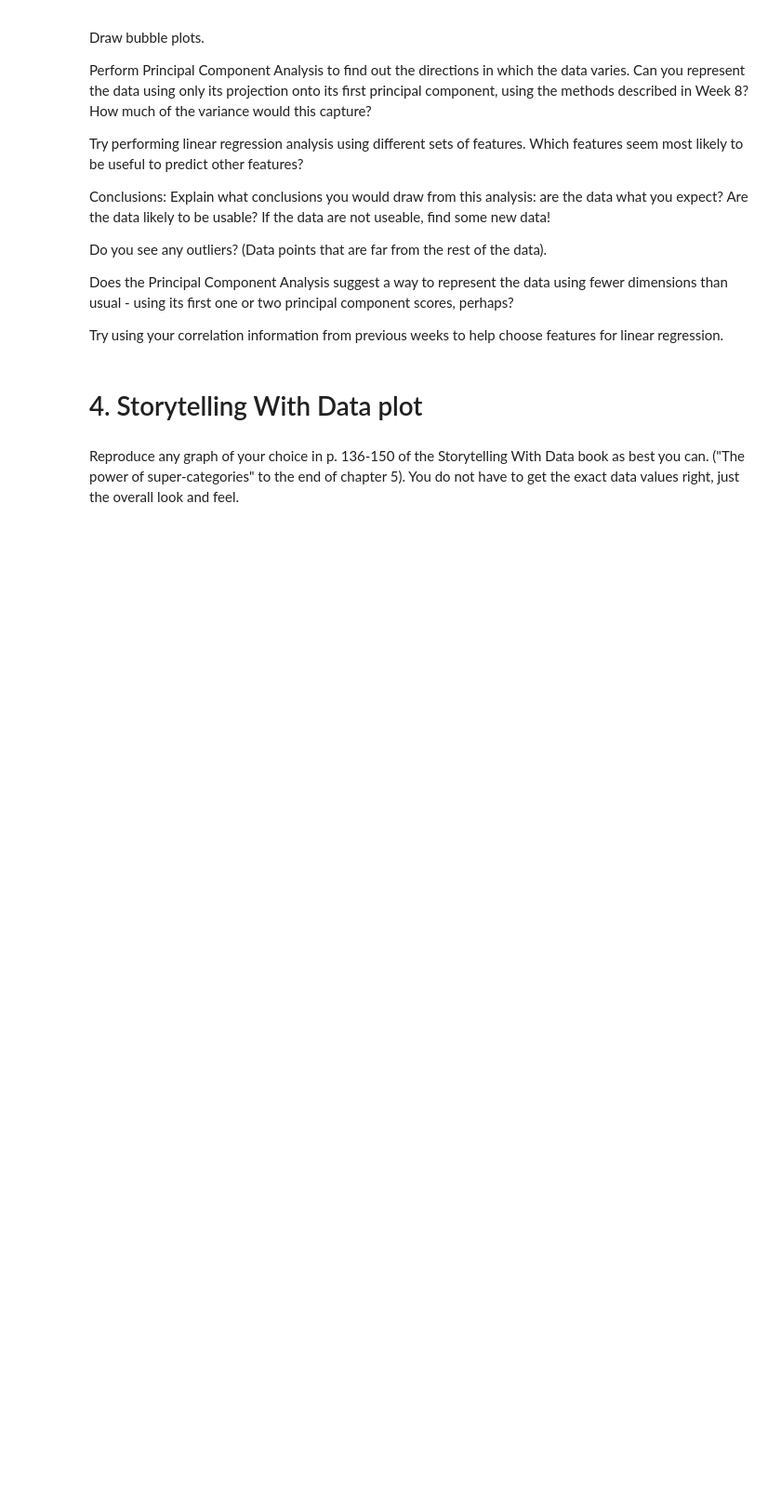
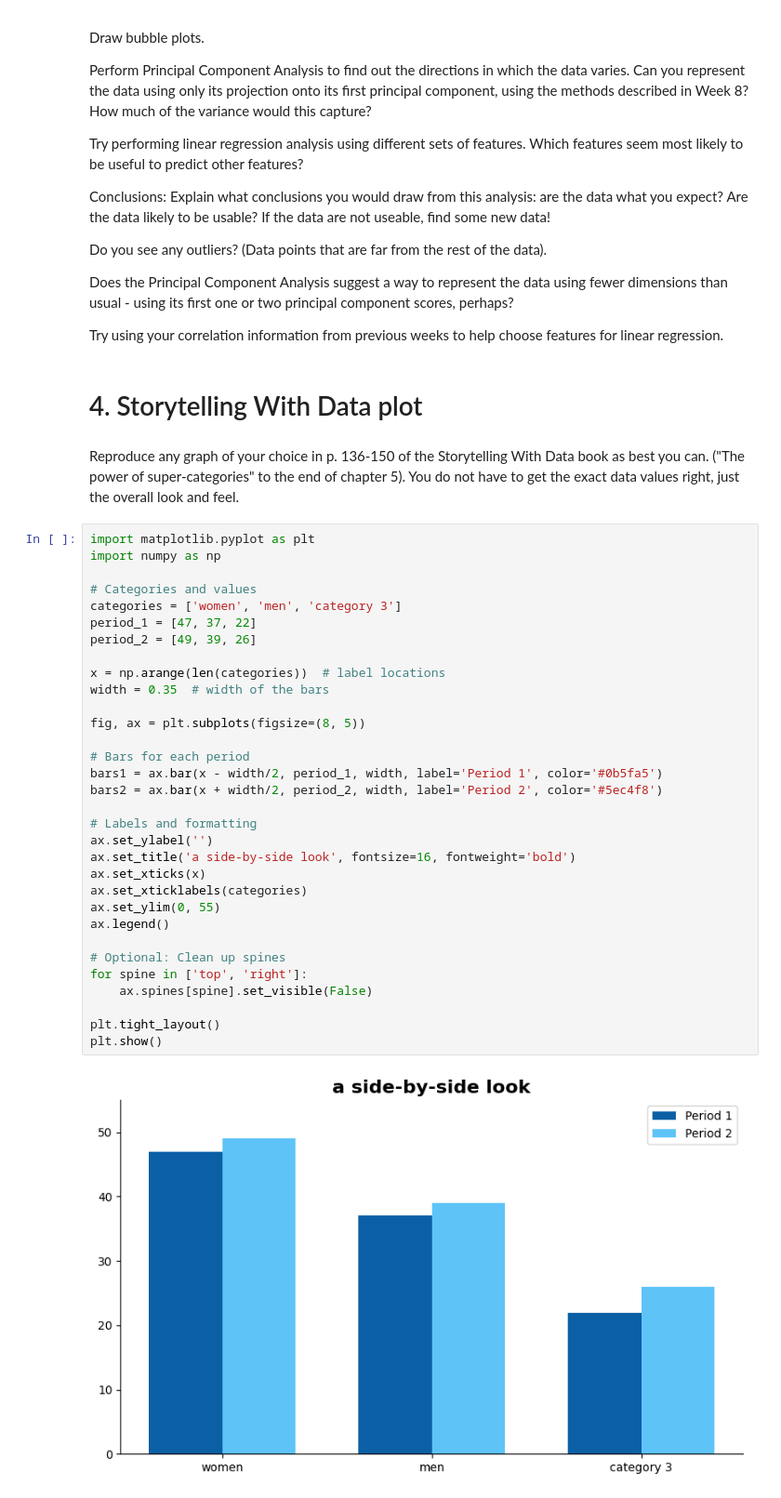
Before and after one commit to bu-sohan/AI-for-Leaders-Spring-2025, a Jupyter notebook: Week9.ipynb, the cells around one changed output. Shown: that part at 93% size. Saved outputs shown, nothing was run; the diff lists cells and outputs as text; blank space fills up the shorter version.

```diff
--- a/Week9.ipynb
+++ b/Week9.ipynb
@@ -73,3 +73,37 @@ Try using your correlation information from previous weeks to help choose featur
 # 4. Storytelling With Data plot
 # %% [markdown]
 Reproduce any graph of your choice in p. 136-150 of the Storytelling With Data book as best you can. ("The power of super-categories" to the end of chapter 5). You do not have to get the exact data values right, just the overall look and feel.
+# %%
+import matplotlib.pyplot as plt
+import numpy as np
+
+# Categories and values
+categories = ['women', 'men', 'category 3']
+period_1 = [47, 37, 22]
+period_2 = [49, 39, 26]
+
+x = np.arange(len(categories))  # label locations
+width = 0.35  # width of the bars
+
+fig, ax = plt.subplots(figsize=(8, 5))
+
+# Bars for each period
+bars1 = ax.bar(x - width/2, period_1, width, label='Period 1', color='#0b5fa5')
+bars2 = ax.bar(x + width/2, period_2, width, label='Period 2', color='#5ec4f8')
+
+# Labels and formatting
+ax.set_ylabel('')
+ax.set_title('a side-by-side look', fontsize=16, fontweight='bold')
+ax.set_xticks(x)
+ax.set_xticklabels(categories)
+ax.set_ylim(0, 55)
+ax.legend()
+
+# Optional: Clean up spines
+for spine in ['top', 'right']:
+    ax.spines[spine].set_visible(False)
+
+plt.tight_layout()
+plt.show()
+# %% [output]
+[figure, added]
```
